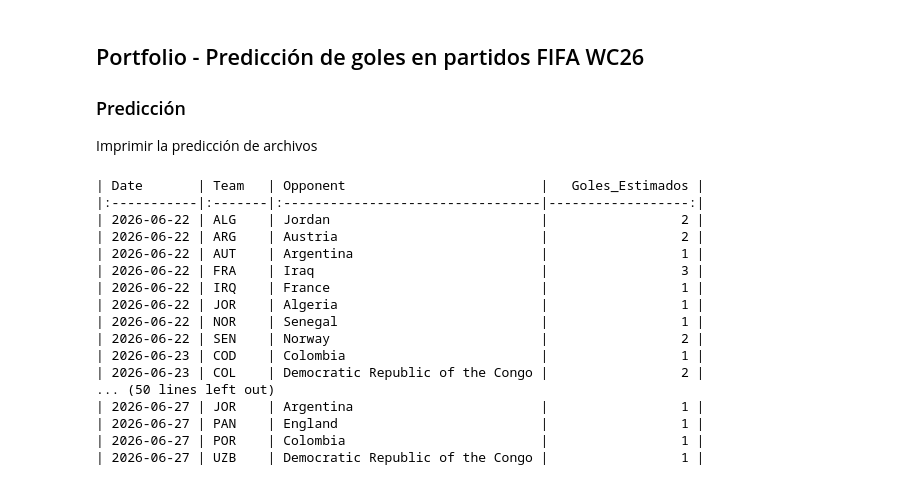
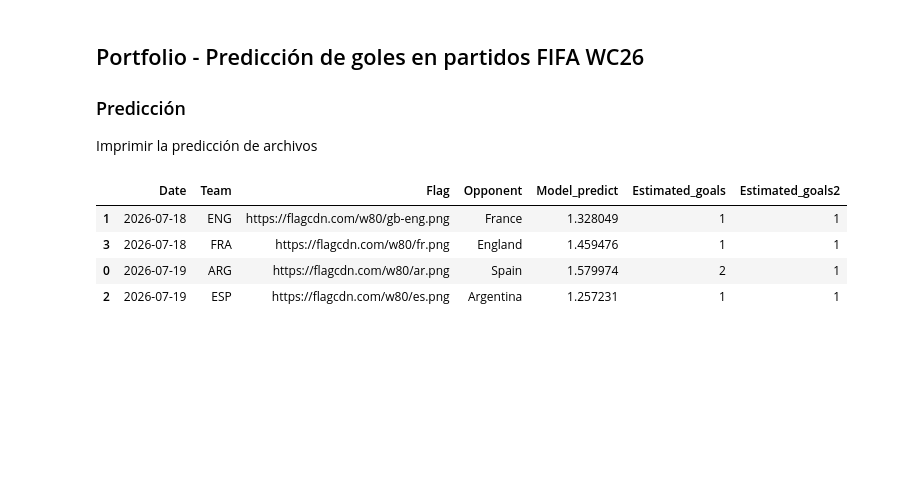
Before and after one commit to sarudalf3/PredictionGoalsWC26, a Jupyter notebook: notebooks/03_Predict.ipynb, the cells around one changed output. Saved outputs shown, nothing was run; the diff lists cells and outputs as text; code cells hidden in the pictures; blank space fills up the shorter version.

```diff
--- a/notebooks/03_Predict.ipynb
+++ b/notebooks/03_Predict.ipynb
@@ -9,0 +11,5 @@ from tabulate import tabulate
+# %%
+url_t = "https://worldcup26.ir/get/teams"
+response = requests.get(url_t)
+teams = response.json()
+teams_flag = {team['fifa_code']: team['flag'] for team in teams['teams']}
@@ -10,26 +19,14 @@ from tabulate import tabulate
 # %%
-df = pd.read_parquet('../database/predictions.parquet')
-
-df['Date']=df['Date'].dt.strftime('%Y-%m-%d')
-df_print = df[['Date','Team','Opponent', 'Goles_Estimados']]
-
-# Mostrar las primeras filas como tabla Markdown
-print(df_print.sort_values(by=['Date','Team']).to_markdown(index=False))
+df = pd.read_parquet('../database/predictions_r2.parquet')
+df['Flag'] = df['Team'].map(teams_flag)
+df['Estimated_goals'] = df['Goles_Estimados'].copy()
+df.sort_values(by=['Date','Venue'], inplace=True)
+df['Estimated_goals2'] = df['Model_predict'].astype(int)
+df_test = df[['Date','Team','Flag', 'Opponent', 'Model_predict','Estimated_goals', 'Estimated_goals2']]
+df_test
 # %% [output]
-| Date       | Team   | Opponent                         |   Goles_Estimados |
-|:-----------|:-------|:---------------------------------|------------------:|
-| 2026-06-22 | ALG    | Jordan                           |                 2 |
-| 2026-06-22 | ARG    | Austria                          |                 2 |
-| 2026-06-22 | AUT    | Argentina                        |                 1 |
-| 2026-06-22 | FRA    | Iraq                             |                 3 |
-| 2026-06-22 | IRQ    | France                           |                 1 |
-| 2026-06-22 | JOR    | Algeria                          |                 1 |
-| 2026-06-22 | NOR    | Senegal                          |                 1 |
-| 2026-06-22 | SEN    | Norway                           |                 2 |
-| 2026-06-23 | COD    | Colombia                         |                 1 |
-| 2026-06-23 | COL    | Democratic Republic of the Congo |                 2 |
-... (50 lines left out)
-| 2026-06-27 | JOR    | Argentina                        |                 1 |
-| 2026-06-27 | PAN    | England                          |                 1 |
-| 2026-06-27 | POR    | Colombia                         |                 1 |
-| 2026-06-27 | UZB    | Democratic Republic of the Congo |                 1 |
+|  | Date | Team | Flag | Opponent | Model_predict | Estimated_goals | Estimated_goals2 |
+| 1 | 2026-07-18 | ENG | https://flagcdn.com/w80/gb-eng.png | France | 1.328049 | 1 | 1 |
+| 3 | 2026-07-18 | FRA | https://flagcdn.com/w80/fr.png | England | 1.459476 | 1 | 1 |
+| 0 | 2026-07-19 | ARG | https://flagcdn.com/w80/ar.png | Spain | 1.579974 | 2 | 1 |
+| 2 | 2026-07-19 | ESP | https://flagcdn.com/w80/es.png | Argentina | 1.257231 | 1 | 1 |
```
Also changed, not shown: parts of 5 cells of this notebook, 20 other files.
